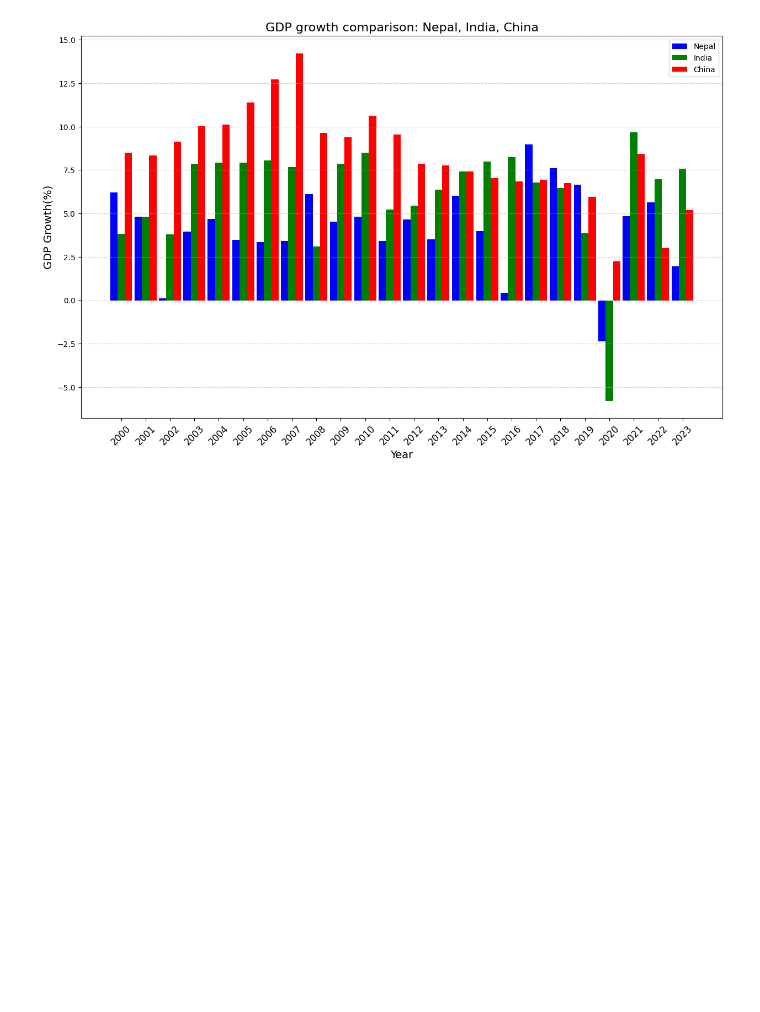
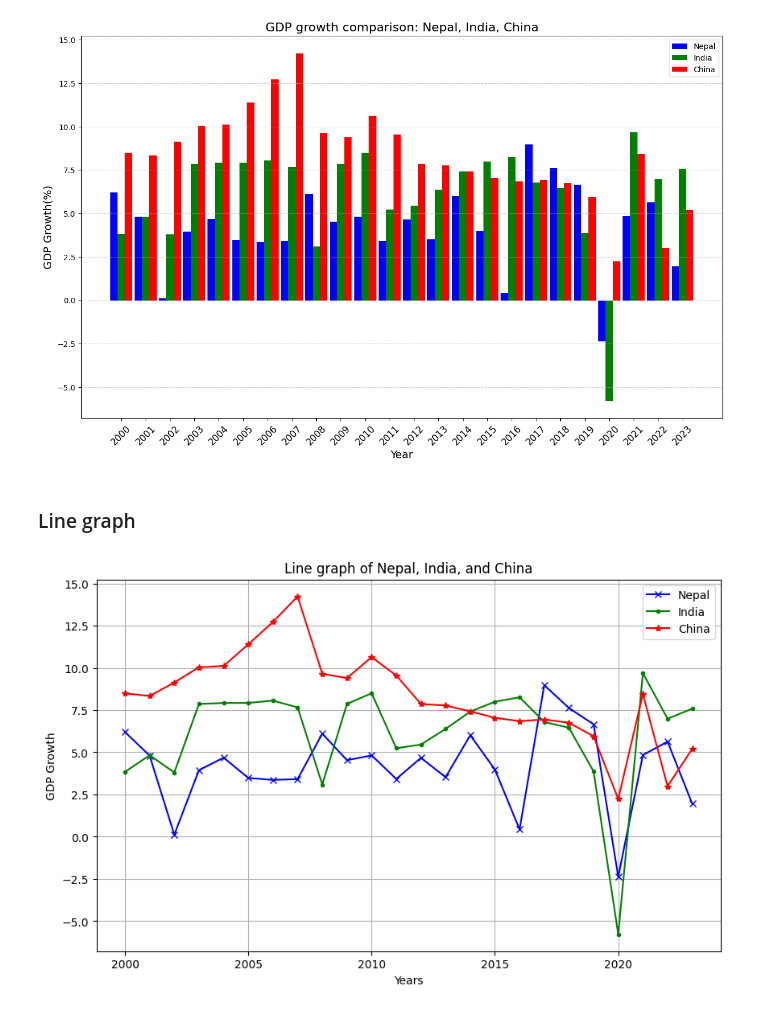
Before and after one commit to UjjwalKarkeyy/Python_Programming, a Jupyter notebook: Week-4_python.ipynb, the cells around one changed output. Drawn from its saved outputs; the diff is of its cells as text; code cells hidden in the pictures; blank space fills up the shorter version.

```diff
--- a/Week-4_python.ipynb
+++ b/Week-4_python.ipynb
@@ -442,3 +444,30 @@ plt.grid(axis = 'y', linestyle = '--', alpha = 0.6)
 plt.show()
 # %% [output]
 [figure]
+# %% [markdown]
+### Line graph
+# %%
+# Inserting the data
+years = nep_ind_china_gdp_data['Year']
+nepal_gdp = nep_ind_china_gdp_data['Nepal']
+india_gdp = nep_ind_china_gdp_data['India']
+china_gdp = nep_ind_china_gdp_data['China']
+
+# Creating the plot
+plt.figure(figsize=(10,6))
+plt.plot(years,nepal_gdp,label='Nepal',color = 'blue', marker = 'x')
+plt.plot(years,india_gdp,label='India',color = 'green', marker = '.')
+plt.plot(years,china_gdp,label='China',color = 'red', marker = '*')
+
+# Labeling the axes and titles
+plt.xlabel('Years')
+plt.ylabel('GDP Growth')
+plt.title('Line graph of Nepal, India, and China')
+
+plt.legend()
+
+# Drawing the grid
+plt.grid(True)
+plt.show()
+# %% [output]
+[figure, added]
```
Also changed, not shown: parts of 14 cells of this notebook, 2 other files.
